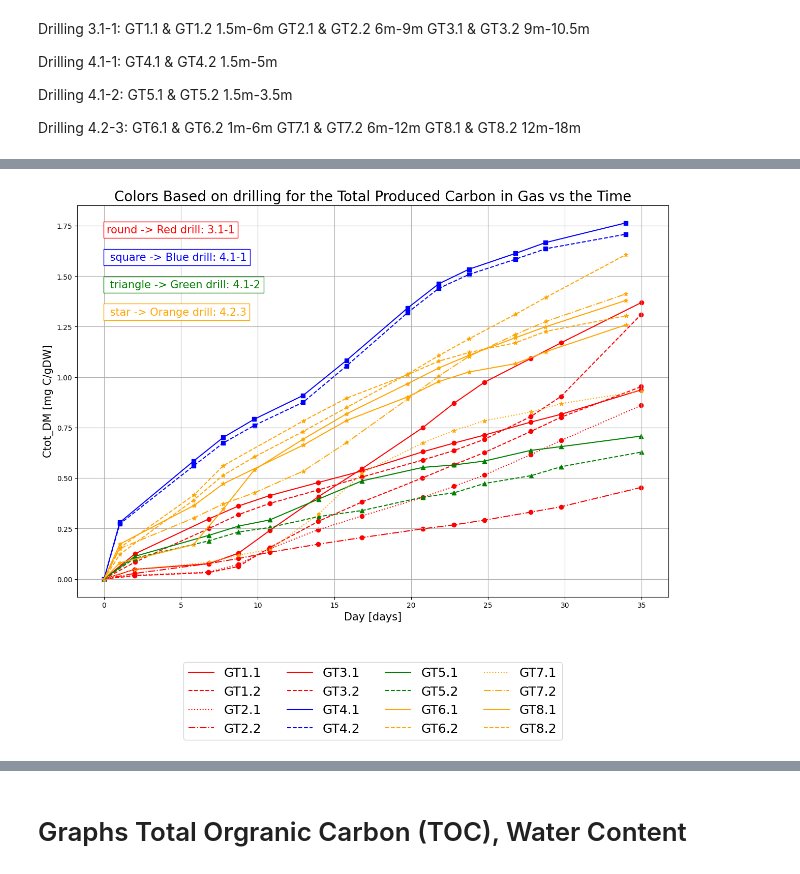
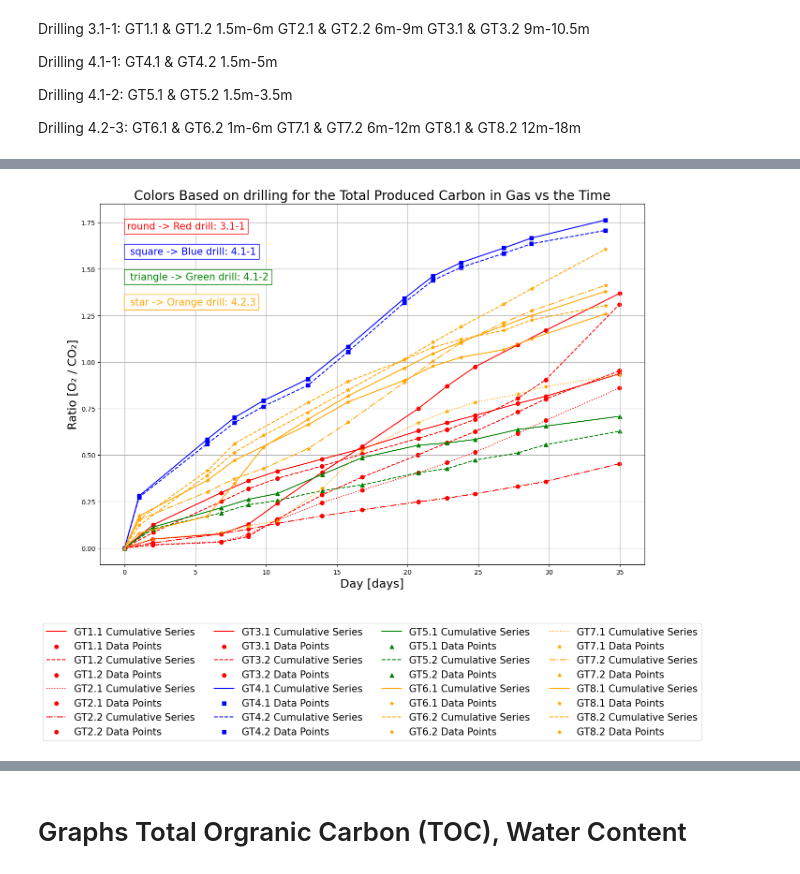
Before and after one commit to RGrobben/Excell_and_Data_Frames_for_Gas_Respiration_tests, a Jupyter notebook: Run/running_sheet_with_given_layout_01.ipynb, the cells around one changed output, grey strips where cells are left out. Drawn from its saved outputs; the diff is of its cells as text; code cells hidden in the pictures.

```diff
--- a/Run/running_sheet_with_given_layout_01.ipynb
+++ b/Run/running_sheet_with_given_layout_01.ipynb
@@ -446,19 +428,20 @@ for list_index, sample_list in enumerate(sample_lists):
         df_dropped = df.dropna(subset=['Cgas_DM_cum'])
 
         # Plot the lines
-        ax.plot(df_dropped['Day'], df_dropped['Cgas_DM_cum'], linestyle=line_styles[i], color=colors[list_index], label=sheet_name)
+        ax.plot(df_dropped['Day'], df_dropped['Cgas_DM_cum'], linestyle=line_styles[i], color=colors[list_index], label=f'{sheet_name} Cumulative Series')
+
 
         # Plot the markers
-        ax.scatter(df_dropped['Day'], df_dropped['Cgas_DM_cum'], marker=markers[list_index], color=colors[list_index])
+        ax.scatter(df_dropped['Day'], df_dropped['Cgas_DM_cum'], marker=markers[list_index], color=colors[list_index],  label=f'{sheet_name} Data Points')
 
 
 
 # Add a legend
-plt.legend(fontsize=18, bbox_to_anchor=(0.5, -0.15), loc='upper center', ncol=4)  # Position the legend below the graph
+plt.legend(fontsize=15, bbox_to_anchor=(0.5, -0.15), loc='upper center', ncol=4)  # Position the legend below the graph
 
 # Add labels for the axes
-ax.set_xlabel('Day [days]', fontsize=15)
-plt.ylabel('Ctot_DM [mg C/gDW]', fontsize=15)
+ax.set_xlabel('Day [days]', fontsize=18)
+plt.ylabel('Total Carbon per Dry Weight [mg C/gDW]', fontsize=18)
 plt.grid()
 # Add a title
 ax.set_title('Colors Based on Depth Layer for the Total Produced Carbon in Gas vs the Time', fontsize=20)
@@ -500,21 +483,21 @@ for list_index, sample_list in enumerate(sample_lists):
         df_dropped = df.dropna(subset=['Ratio O2/CO2'])
 
         # Plot the lines
-        # ax.plot(df_dropped['Day'], df_dropped['Ratio O2/CO2'], linestyle=line_styles[i], color=colors[list_index], label=sheet_name)
+        # ax.plot(df_dropped['Day'], df_dropped['Ratio O2/CO2'], linestyle=line_styles[i], color=colors[list_index], label=f"{sheet_name} lines")
 
         # Plot the markers
-        ax.scatter(df_dropped['Day'], df_dropped['Ratio O2/CO2'], marker=markers[list_index], color=colors[list_index])
+        ax.scatter(df_dropped['Day'], df_dropped['Ratio O2/CO2'], marker=markers[list_index], color=colors[list_index], label=f"{sheet_name} Data Points")
 
-        # plt.ylim(-2, 4)
+        plt.ylim(-2, 4)
 
 plt.axhline(y=1, color='red', linestyle='--', linewidth=2 )
 
 # Add a legend
-plt.legend(fontsize=18, bbox_to_anchor=(0.5, -0.15), loc='upper center', ncol=4)  # Position the legend below the graph
+plt.legend(fontsize=15, bbox_to_anchor=(0.5, -0.15), loc='upper center', ncol=4)  # Position the legend below the graph
 
 # Add labels for the axes
-ax.set_xlabel('Day [days]', fontsize=15)
-plt.ylabel('Ratio [O₂ / CO₂]', fontsize=15)
+ax.set_xlabel('Day [days]', fontsize=18)
+plt.ylabel('Ratio [O₂ / CO₂]', fontsize=18)
 plt.grid()
 # Add a title
 ax.set_title('Colors Based on Depth Layer for the Ratio Oxygen / Carbon Dioxide vs the Time', fontsize=20)
@@ -556,39 +538,39 @@ for list_index, sample_list in enumerate(sample_lists):
         df_dropped = df.dropna(subset=['Cgas_DM_cum'])
 
         # Plot the lines
-        ax.plot(df_dropped['Day'], df_dropped['Cgas_DM_cum'], linestyle=line_styles[i], color=colors[list_index], label=sheet_name)
+        ax.plot(df_dropped['Day'], df_dropped['Cgas_DM_cum'], linestyle=line_styles[i], color=colors[list_index], label=f'{sheet_name} Cumulative Series')
 
         # Plot the markers
-        ax.scatter(df_dropped['Day'], df_dropped['Cgas_DM_cum'], marker=markers[list_index], color=colors[list_index])
+        ax.scatter(df_dropped['Day'], df_dropped['Cgas_DM_cum'], marker=markers[list_index], color=colors[list_index], label=f'{sheet_name} Data Points')
 
 
 
 # Add a legend
-plt.legend(fontsize=18, bbox_to_anchor=(0.5, -0.15), loc='upper center', ncol=4)  # Position the legend below the graph
+plt.legend(fontsize=15, bbox_to_anchor=(0.5, -0.15), loc='upper center', ncol=4)  # Position the legend below the graph
 
 # Add labels for the axes
-ax.set_xlabel('Day [days]', fontsize=15)
-plt.ylabel('Ctot_DM [mg C/gDW]', fontsize=15)
+ax.set_xlabel('Day [days]', fontsize=18)
+plt.ylabel('Ratio [O₂ / CO₂]', fontsize=18)
 plt.grid()
 # Add a title
 ax.set_title('Colors Based on drilling for the Total Produced Carbon in Gas vs the Time', fontsize=20)
 
 
 # Define the text content and colors
 text_content = "round -> Red drill: 3.1-1\n square -> Blue drill: 4.1-1\n triangle -> Green drill: 4.1-2\n star -> Orange drill: 4.2.3"
 
 # Add a bounding box to the top-left corner of the plot
 bbox_props = dict(boxstyle='square,pad=0.3', facecolor='white', edgecolor='black')
 text_lines = text_content.split('\n')
 for i, line in enumerate(text_lines):
     color = colors[i]
     bbox_props['edgecolor'] = color
     ax.text(0.05, 0.95 - i * 0.07, line, transform=ax.transAxes, fontsize=15, bbox=bbox_props, ha='left', va='top', color=color)
 
 # Show the plot
 plt.show()
 # %% [output]
-[figure, old version]
+[figure, new version]
 # %%
 # Create a new figure
 fig, ax = plt.subplots(figsize=(15, 10))
```
Also changed, not shown: parts of 23 cells of this notebook.
